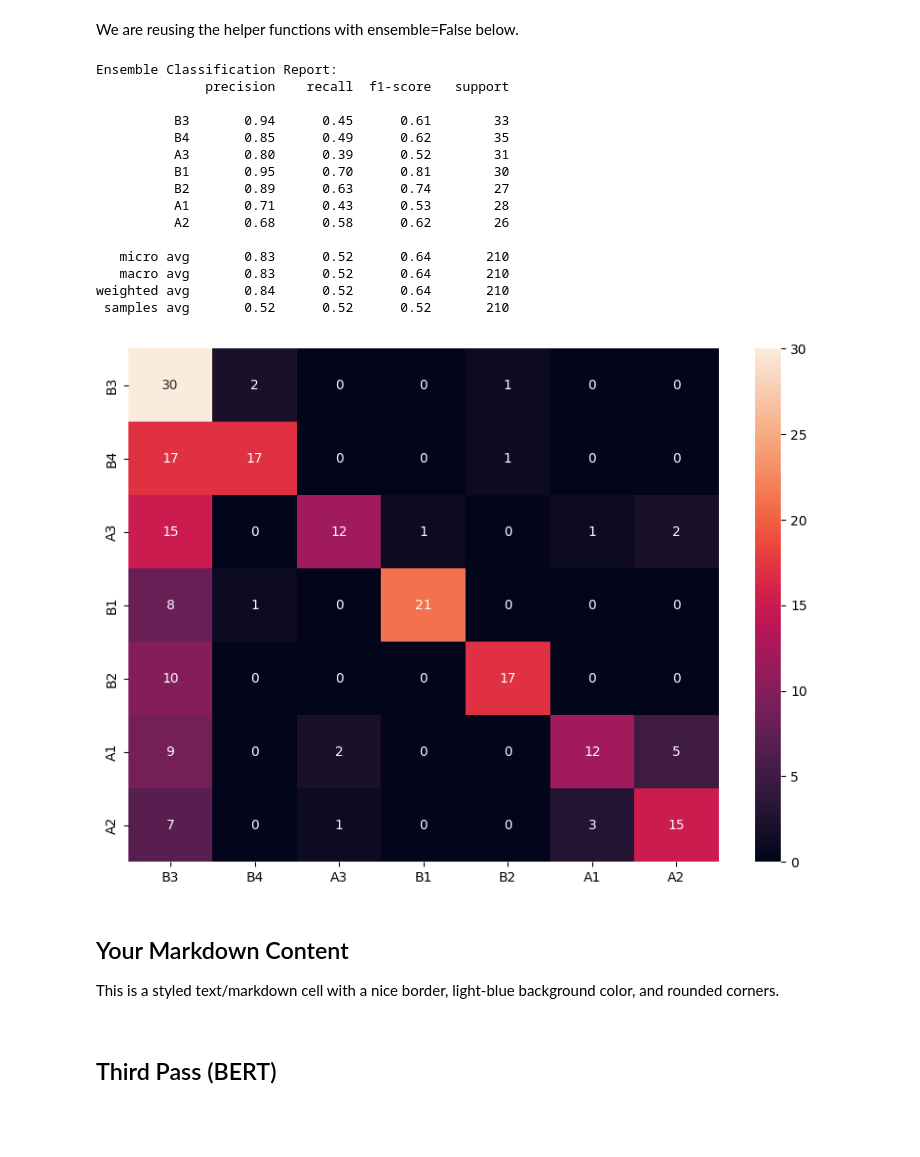
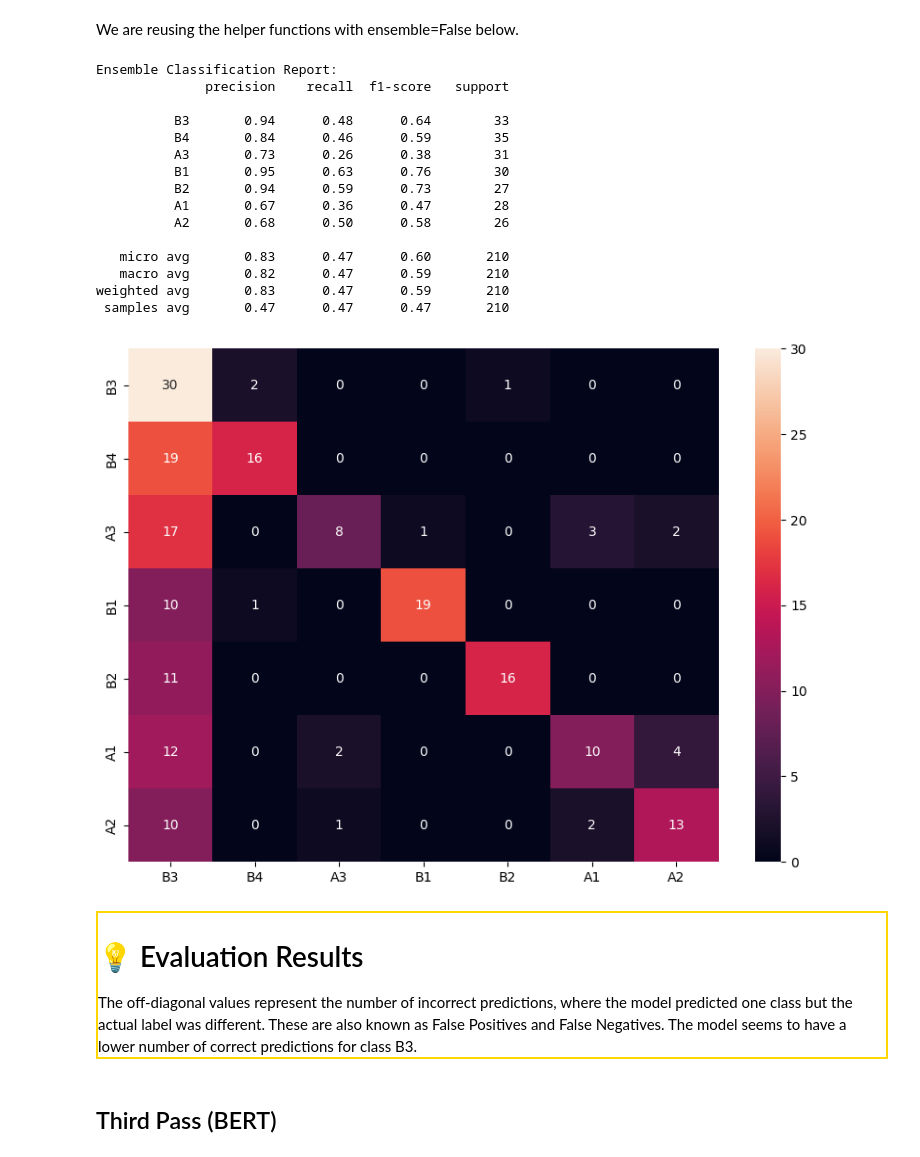
Before and after one commit to visalakshi2001/gra-ml-task, a Jupyter notebook: ML_DL_Text_Classification.ipynb, the cells around one changed output. Saved outputs shown, nothing was run; the diff lists cells and outputs as text; code cells hidden in the pictures; blank space fills up the shorter version.

```diff
--- a/ML_DL_Text_Classification.ipynb
+++ b/ML_DL_Text_Classification.ipynb
@@ -131,7 +131,7 @@ def get_predictions(model, val_data, ensemble=True):
         return y_hat
     else:
 
-        multiclass_predictions = multi_label_model.predict(encode_docs(tokenizer, max_len, val_data['Obs']))
+        multiclass_predictions = model.predict(encode_docs(tokenizer, max_len, val_data['Obs']))
         y_hat = (multiclass_predictions > 0.5).astype(int)
 
 
@@ -161,6 +161,8 @@ def evaluate_model(val_data, y_hat, labels, ensemble=True, plot=True):
             cm = confusion_matrix(y_pred=np.argmax(y_hat, axis=1), y_true=np.argmax(y_val, axis=1))
             plt.figure(figsize=(10,7))
             sns.heatmap(pd.DataFrame(cm,list(labels),list(labels)), annot=True)
+
+    return y_val, y_hat
 # %%
 df = pd.read_csv('/content/Problem_Dataset.csv')
 # %% [markdown]
@@ -342,36 +320,31 @@ y_hat = get_predictions(model, multiclass_val, ensemble=False)
 # %% [markdown]
 We are reusing the helper functions with ensemble=False below.
 # %%
-evaluate_model(y_hat=y_hat, val_data=multiclass_val,labels=class_to_index.keys(), ensemble=False)
+y_val_multi, y_hat_multi = evaluate_model(y_hat=y_hat, val_data=multiclass_val,labels=class_to_index.keys(), ensemble=False)
 # %% [output]
 Ensemble Classification Report:
               precision    recall  f1-score   support
 
-          B3       0.94      0.45      0.61        33
-          B4       0.85      0.49      0.62        35
-          A3       0.80      0.39      0.52        31
-          B1       0.95      0.70      0.81        30
-          B2       0.89      0.63      0.74        27
-          A1       0.71      0.43      0.53        28
-          A2       0.68      0.58      0.62        26
+          B3       0.94      0.48      0.64        33
+          B4       0.84      0.46      0.59        35
+          A3       0.73      0.26      0.38        31
+          B1       0.95      0.63      0.76        30
+          B2       0.94      0.59      0.73        27
+          A1       0.67      0.36      0.47        28
+          A2       0.68      0.50      0.58        26
 
-   micro avg       0.83      0.52      0.64       210
-   macro avg       0.83      0.52      0.64       210
-weighted avg       0.84      0.52      0.64       210
- samples avg       0.52      0.52      0.52       210
+   micro avg       0.83      0.47      0.60       210
+   macro avg       0.82      0.47      0.59       210
+weighted avg       0.83      0.47      0.59       210
+ samples avg       0.47      0.47      0.47       210
-[figure, old version]
+[figure, new version]
 # %% [markdown]
-<style>
-    .styled-cell {
-        border: 2px solid #3498db; /* Blue border color */
-        background-color: #ecf0f1; /* Light-blue background color */
+<div style="border: 2px solid #FFD700; /* Blue border color */
+        background-color: #fffee0; /* Light-blue background color */
         border-radius: 10px; /* Rounded corners */
-        padding: 10px; /* Padding for content inside the cell */
-    }
-</style>
-<div class="styled-cell">
-    <h2>Your Markdown Content</h2>
-    <p>This is a styled text/markdown cell with a nice border, light-blue background color, and rounded corners.</p>
+        padding: 10px; /* Padding for content inside the cell */">
+    <h1>💡 Evaluation Results</h1>
+    The off-diagonal values represent the number of incorrect predictions, where the model predicted one class but the actual label was different. These are also known as False Positives and False Negatives. The model seems to have a lower number of correct predictions for class B3.
 </div>
 # %% [markdown]
 ## Third Pass (BERT)
```
Also changed, not shown: parts of 12 cells of this notebook.
